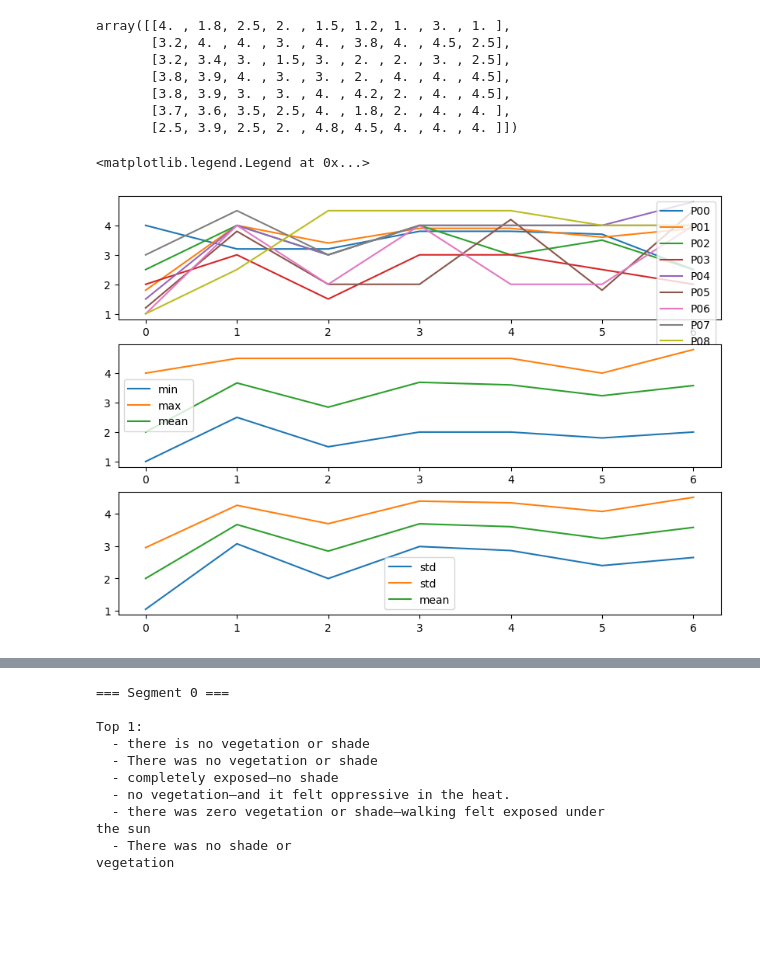
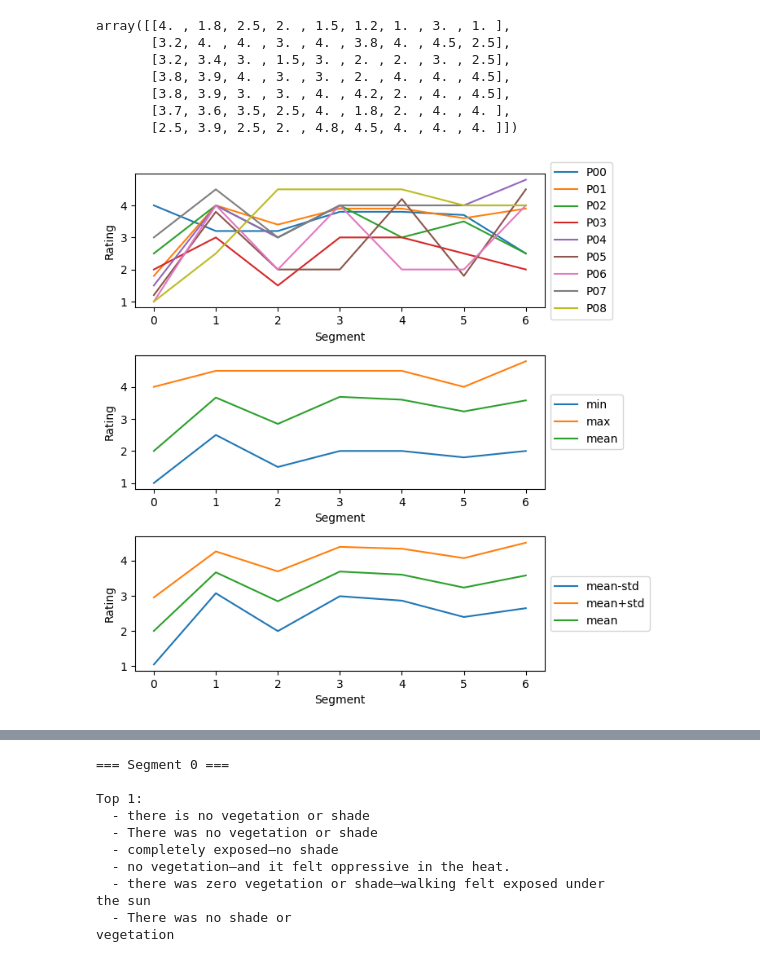
Before and after one commit to brichard01/walkabilty, a Jupyter notebook: Spatialisation/analyse_retours_qualitatifs_et_quantitatifs.ipynb, the cells around one changed output, grey strips where cells are left out. Saved outputs shown, nothing was run; the diff lists cells and outputs as text; code cells hidden in the pictures; blank space fills up the shorter version.

Commit message:
new_graphs

```diff
--- a/Spatialisation/analyse_retours_qualitatifs_et_quantitatifs.ipynb
+++ b/Spatialisation/analyse_retours_qualitatifs_et_quantitatifs.ipynb
@@ -194,24 +194,38 @@ max = ratings_matrix.max(axis=1)
 mean = ratings_matrix.mean(axis=1)
 std = ratings_matrix.std(axis=1)
 # %%
-plt.figure(figsize=(10, 7))
+plt.figure(figsize=(7, 7))
+
+# Subplot 1
 plt.subplot(3, 1, 1)
 for i in range(ratings_matrix.shape[1]):
     plt.plot(ratings_matrix[:, i], label=f'P0{i}')
-plt.legend()
+plt.xlabel('Segment')
+plt.ylabel('Rating')
+plt.legend(loc='center left', bbox_to_anchor=(1, 0.5))
+
+# Subplot 2
 plt.subplot(3, 1, 2)
 plt.plot(min, label='min')
 plt.plot(max, label='max')
 plt.plot(mean, label='mean')
-plt.legend()
+plt.xlabel('Segment')
+plt.ylabel('Rating')
+plt.legend(loc='center left', bbox_to_anchor=(1, 0.5))
+
+# Subplot 3
 plt.subplot(3, 1, 3)
-plt.plot(mean-std, label='std')
-plt.plot(mean+std, label='std')
+plt.plot(mean-std, label='mean-std')
+plt.plot(mean+std, label='mean+std')
 plt.plot(mean, label='mean')
-plt.legend()
+plt.xlabel('Segment')
+plt.ylabel('Rating')
+plt.legend(loc='center left', bbox_to_anchor=(1, 0.5))
+
+plt.tight_layout()
+plt.show()
 # %% [output]
-<matplotlib.legend.Legend at 0x...>
-[figure, old version]
+[figure, new version]
 # %%
 sctr = True
 plt.figure(figsize=(20, 7))
```
Also changed, not shown: parts of 3 cells of this notebook.
